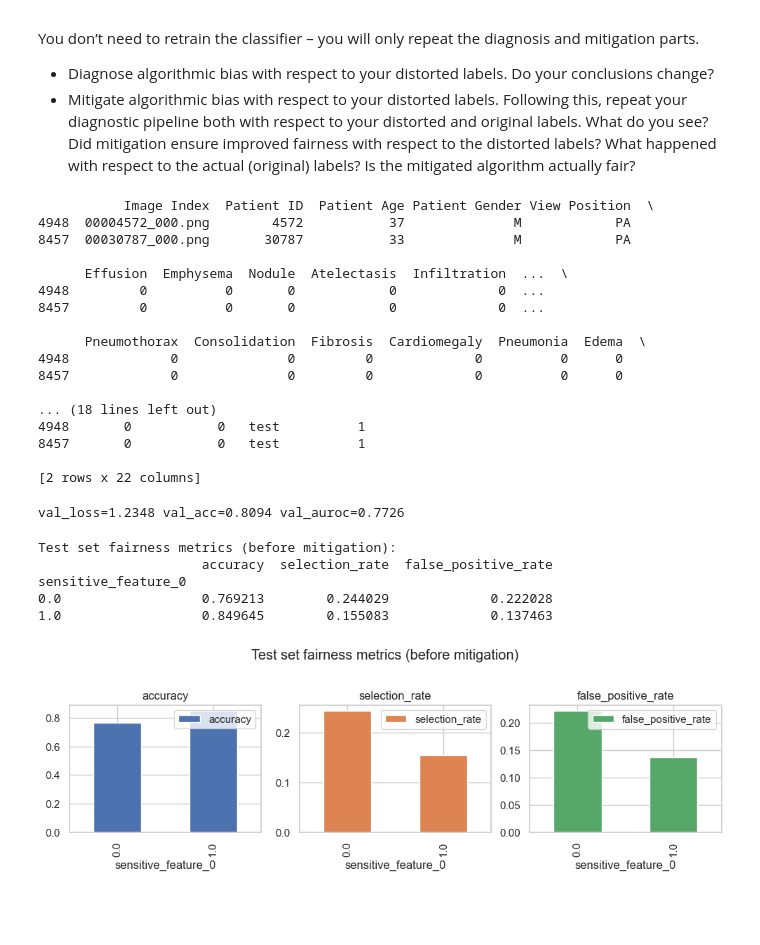
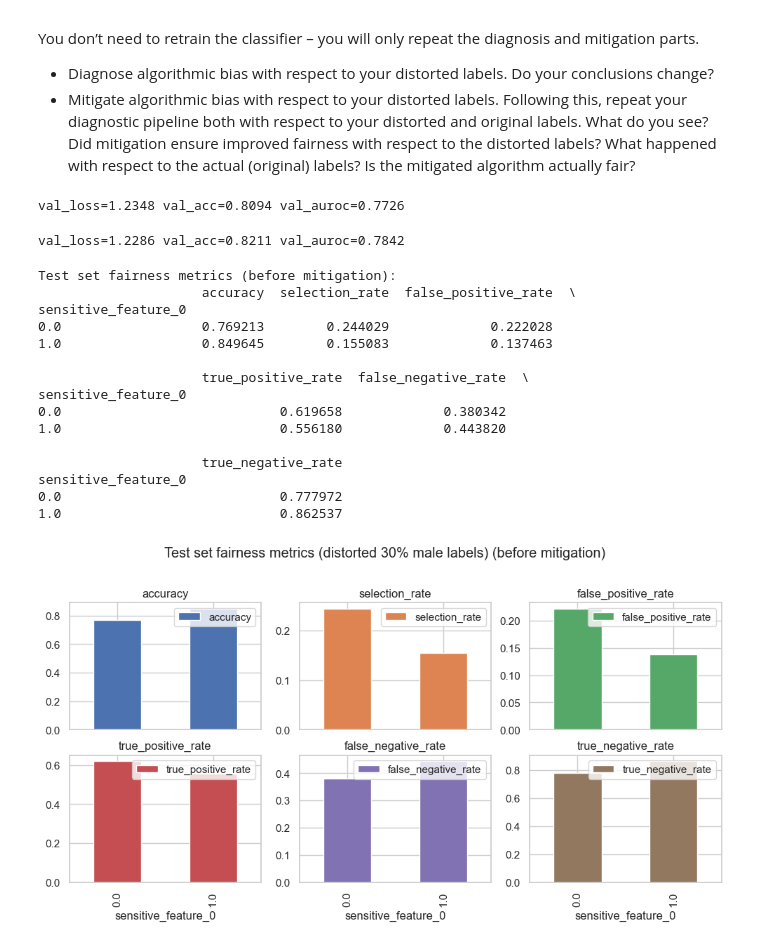
Before and after one commit to alex-tjellesen/RAI_fairness_exercise, a Jupyter notebook: exercise.ipynb, the cells around one changed output. Drawn from its saved outputs; the diff is of its cells as text; code cells hidden in the pictures; blank space fills up the shorter version.

```diff
--- a/exercise.ipynb
+++ b/exercise.ipynb
@@ -522,80 +548,91 @@ def create_datasets_with_distortions(img_data_dir, ds_name,metadata_csv_path, im
 
     # Create datasets for test
     test_df = df_split[df_split['split'] == 'test'].reset_index(drop=True)
+    val_df = df_split[df_split['split'] == 'val'].reset_index(drop=True)
 
     test_dataset_distorted = ChestXrayDataset(img_data_dir,ds_name,test_df, image_size, augmentation=False, label=disease_label,sensitive_label=sensitive_label)
+    val_dataset_distorted = ChestXrayDataset(img_data_dir,ds_name, val_df, image_size, augmentation=False, label=disease_label,sensitive_label=sensitive_label)
 
     # Distort around 30% of the test dataset for males by flipping the value of the label
     np.random.seed(random_seed)
-    male_indices = test_df[(test_df["sex_label"] == 1) & (test_df["No Finding"] == 1)].index.tolist()
-    np.random.shuffle(male_indices)
-    num_distortions = int(0.3 * len(male_indices))
-    distorted_indices = male_indices[:num_distortions]
 
-    print(test_df.loc[distorted_indices].head(2))
+    male_indices_test = test_df[(test_df["sex_label"] == 1) & (test_df["No Finding"] == 1)].index.tolist()
+    male_indices_val = val_df[(val_df["sex_label"] == 1) & (val_df["No Finding"] == 1)].index.tolist()
 
-    test_df.loc[distorted_indices, disease_label] = 1 - test_df.loc[distorted_indices, disease_label]
-    test_df.loc[distorted_indices, "No Finding"] = 1 - test_df.loc[distorted_indices, "No Finding"]
+    np.random.shuffle(male_indices_test)
+    np.random.shuffle(male_indices_val)
 
-    print(test_df.loc[distorted_indices].head(2))
+    num_distortions_test = int(0.3 * len(male_indices_test))
+    num_distortions_val = int(0.3 * len(male_indices_val))
 
-    return test_dataset_distorted, distorted_indices
+    distorted_indices_test = male_indices_test[:num_distortions_test]
+    distorted_indices_val = male_indices_val[:num_distortions_val]
 
-test_dataset_distorted, distorted_indices = create_datasets_with_distortions(dataset_pth,
+    #print(test_df.loc[distorted_indices].head(2))
+
+    test_df.loc[distorted_indices_test, disease_label] = 1 - test_df.loc[distorted_indices_test, disease_label]
+    test_df.loc[distorted_indices_test, "No Finding"] = 1 - test_df.loc[distorted_indices_test, "No Finding"]
+
+    val_df.loc[distorted_indices_val, disease_label] = 1 - val_df.loc[distorted_indices_val, disease_label]
+    val_df.loc[distorted_indices_val, "No Finding"] = 1 - val_df.loc[distorted_indices_val, "No Finding"]
+
+    #print(test_df.loc[distorted_indices].head(2))
+
+    return test_dataset_distorted, val_dataset_distorted, distorted_indices_test
+
+test_dataset_distorted, val_dataset_distorted, distorted_indices_test = create_datasets_with_distortions(dataset_pth,
                                                            ds_name,
                                                            csv_pth,
                                                            image_size=img_size,
                                                            disease_label = disease_label,
                                                            sensitive_label = sensitive_label,)
 test_loader_distorted = torch.utils.data.DataLoader(test_dataset_distorted, batch_size=batch_size, shuffle=False)
+val_loader_distorted = torch.utils.data.DataLoader(val_dataset_distorted, batch_size=batch_size, shuffle=False)
-# %% [output]
-           Image Index  Patient ID  Patient Age Patient Gender View Position  \
-4948  00004572_000.png        4572           37              M            PA
-8457  00030787_000.png       30787           33              M            PA
-
-      Effusion  Emphysema  Nodule  Atelectasis  Infiltration  ...  \
-4948         0          0       0            0             0  ...
-8457         0          0       0            0             0  ...
-
-      Pneumothorax  Consolidation  Fibrosis  Cardiomegaly  Pneumonia  Edema  \
-4948             0              0         0             0          0      0
-8457             0              0         0             0          0      0
-
-... (18 lines left out)
-4948       0           0   test          1
-8457       0           0   test          1
-
-[2 rows x 22 columns]
 # %%
 test_lab_distorted, test_pred_distorted, test_prob_distorted, test_a_distorted= validate(classifier, test_loader_distorted, device=device)
+val_lab_distorted, val_pred_distorted, val_prob_distorted, val_a_distorted = validate(classifier, val_loader_distorted, device=device)
 # %% [output]
 val_loss=1.2348 val_acc=0.8094 val_auroc=0.7726
+val_loss=1.2286 val_acc=0.8211 val_auroc=0.7842
 # %%
 mf = MetricFrame(
         metrics={
                 'accuracy': accuracy_score,
                 "selection_rate": selection_rate,
                 "false_positive_rate": false_positive_rate,
+                "true_positive_rate": true_positive_rate,
+                "false_negative_rate": false_negative_rate,
+                "true_negative_rate": true_negative_rate
         },
         y_true=test_lab_distorted,
         y_pred=test_pred_distorted,
         sensitive_features=test_a_distorted
 )
 
 print("Test set fairness metrics (before mitigation):")
 print(mf.by_group)
 bar = mf.by_group.plot.bar(
     subplots=True,
     layout=(3, 3),
     figsize=(12, 8),
-    title="Test set fairness metrics (before mitigation)"
+    title="Test set fairness metrics (distorted 30% male labels) (before mitigation)"
 )
 # %% [output]
 Test set fairness metrics (before mitigation):
-                     accuracy  selection_rate  false_positive_rate
+                     accuracy  selection_rate  false_positive_rate  \
 sensitive_feature_0
 0.0                  0.769213        0.244029             0.222028
 1.0                  0.849645        0.155083             0.137463
+
+                     true_positive_rate  false_negative_rate  \
+sensitive_feature_0
+0.0                            0.619658             0.380342
+1.0                            0.556180             0.443820
+
+                     true_negative_rate
+sensitive_feature_0
+0.0                            0.777972
+1.0                            0.862537
-[figure, old version]
+[figure, new version]
 # %% [markdown]
 ![](./support4notebook/dataset.jpg)
```
Also changed, not shown: parts of 5 cells of this notebook.
